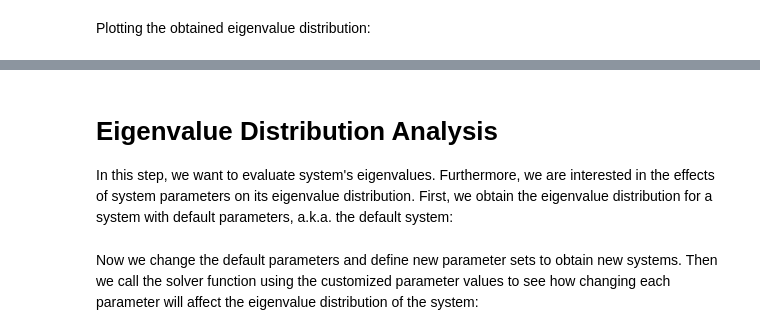
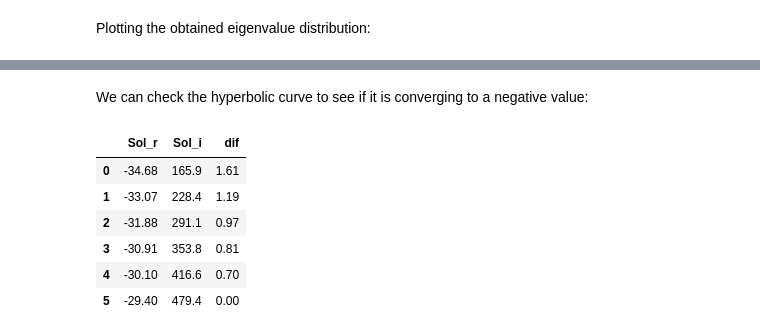
Before and after one commit to behradmoadeli/pfr_isothermal_recycle_delay_optimal, a Jupyter notebook: reports/BehradPaper.ipynb, the cells around one changed output, grey strips where cells are left out. Cells and saved outputs as stored; diff of their text form; code cells hidden in the pictures.

Commit message:
report completed (for eigenvalues) next: find eigfuns find adjoint A* and phi*

```diff
--- a/reports/BehradPaper.ipynb
+++ b/reports/BehradPaper.ipynb
@@ -220,17 +160,0 @@ It is designed to return a tuple with the following:
-# %% [markdown]
-# Eigenvalue Distribution Analysis
-
-In this step, we want to evaluate system's eigenvalues. Furthermore, we are interested in the effects of system parameters on its eigenvalue distribution. First, we obtain the eigenvalue distribution for a system with default parameters, a.k.a. the default system:
-# %%
-# Solve and plot for default_par
-df, label, metadata = find_eig()
-
-plot_single_df(df, label, metadata, filter=False)
-print(df)
-# %% [markdown]
-Now we change the default parameters and define new parameter sets to obtain new systems. Then we call the solver function using the customized parameter values to see how changing each parameter will affect the eigenvalue distribution of the system:
-# %%
-pars_list = create_custom_pars_list('pars_list.csv')
-for par in pars_list:
-    df, label, metadata = find_eig(par=par)
-    save_dataframe_to_csv(df, label, 'CSV', metadata)
@@ -238,0 +161,17 @@ plot_multiple_datasets('CSV')
+# %% [markdown]
+We can check the hyperbolic curve to see if it is converging to a negative value:
+# %%
+filtered_df = df.loc[(df['Sol_r']>-50) & (df['Sol_i']>105),['Sol_r', 'Sol_i']]
+filtered_df['dif'] = np.zeros_like(filtered_df['Sol_r'])
+filtered_df.sort_values(by='Sol_i')
+for i in range(1,len(filtered_df)):
+    filtered_df.iloc[i,2] = filtered_df.iloc[i-1,0] - filtered_df.iloc[i,0]
+filtered_df.sort_values(by='Sol_i', ascending=True).reset_index(drop=True)
+# %% [output]
+|  | Sol_r | Sol_i | dif |
+| 0 | -34.68 | 165.9 | 1.61 |
+| 1 | -33.07 | 228.4 | 1.19 |
+| 2 | -31.88 | 291.1 | 0.97 |
+| 3 | -30.91 | 353.8 | 0.81 |
+| 4 | -30.10 | 416.6 | 0.70 |
+| 5 | -29.40 | 479.4 | 0.00 |
```
Also changed, not shown: parts of 12 cells of this notebook, 5 other files.
